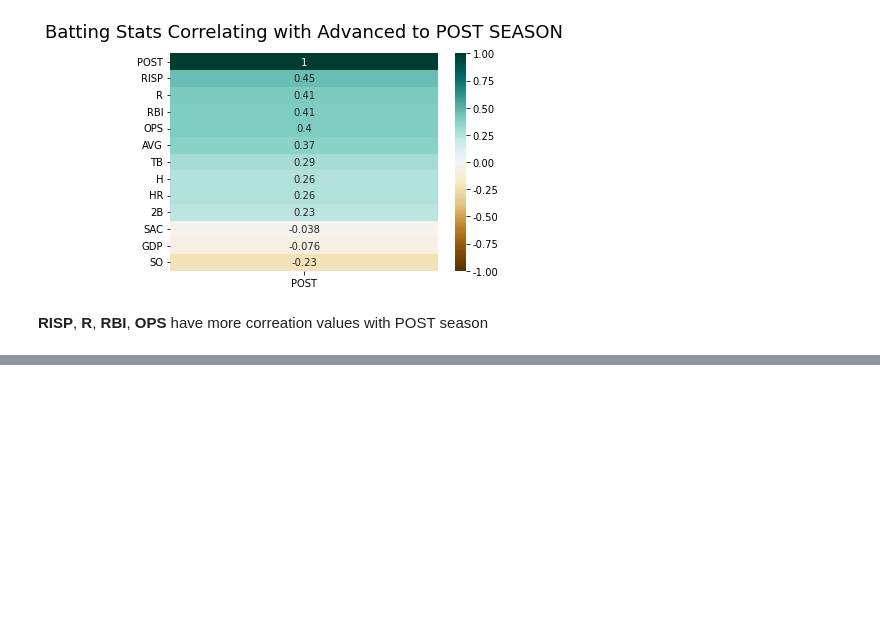
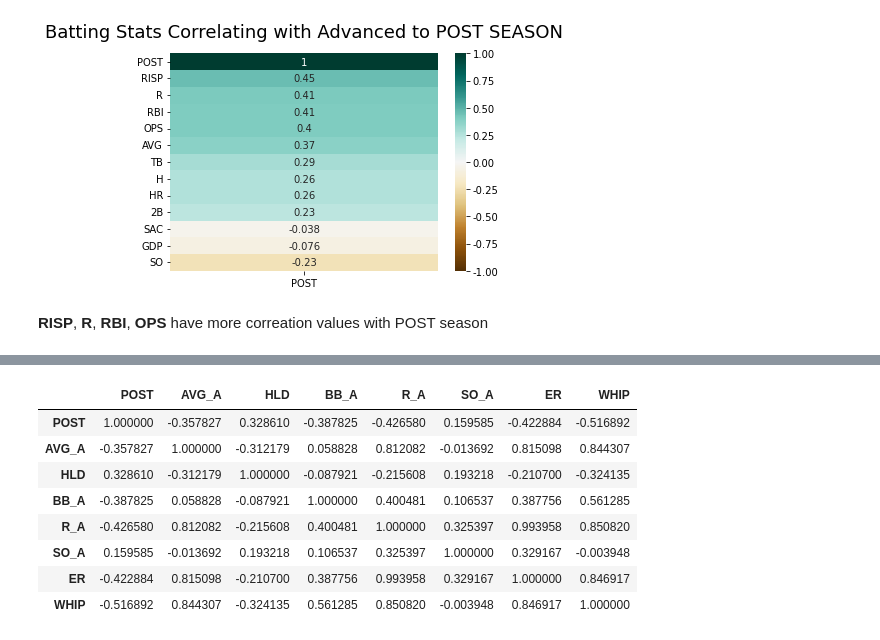
Before and after one commit to Teosoft7/predict_kbo, a Jupyter notebook: eda_team_stats.ipynb, the cells around one changed output, grey strips where cells are left out. Cells and saved outputs as stored; diff of their text form; code cells hidden in the pictures; blank space fills up the shorter version.

```diff
--- a/eda_team_stats.ipynb
+++ b/eda_team_stats.ipynb
@@ -246,0 +282,12 @@ heatmap.set_title('Batting Stats Correlating with Advanced to POST SEASON',
+# %%
+post_pitch_corr
+# %% [output]
+|  | POST | AVG_A | HLD | BB_A | R_A | SO_A | ER | WHIP |
+| POST | 1.000000 | -0.357827 | 0.328610 | -0.387825 | -0.426580 | 0.159585 | -0.422884 | -0.516892 |
+| AVG_A | -0.357827 | 1.000000 | -0.312179 | 0.058828 | 0.812082 | -0.013692 | 0.815098 | 0.844307 |
+| HLD | 0.328610 | -0.312179 | 1.000000 | -0.087921 | -0.215608 | 0.193218 | -0.210700 | -0.324135 |
+| BB_A | -0.387825 | 0.058828 | -0.087921 | 1.000000 | 0.400481 | 0.106537 | 0.387756 | 0.561285 |
+| R_A | -0.426580 | 0.812082 | -0.215608 | 0.400481 | 1.000000 | 0.325397 | 0.993958 | 0.850820 |
+| SO_A | 0.159585 | -0.013692 | 0.193218 | 0.106537 | 0.325397 | 1.000000 | 0.329167 | -0.003948 |
+| ER | -0.422884 | 0.815098 | -0.210700 | 0.387756 | 0.993958 | 0.329167 | 1.000000 | 0.846917 |
+| WHIP | -0.516892 | 0.844307 | -0.324135 | 0.561285 | 0.850820 | -0.003948 | 0.846917 | 1.000000 |
```
Also changed, not shown: parts of 8 cells of this notebook.
